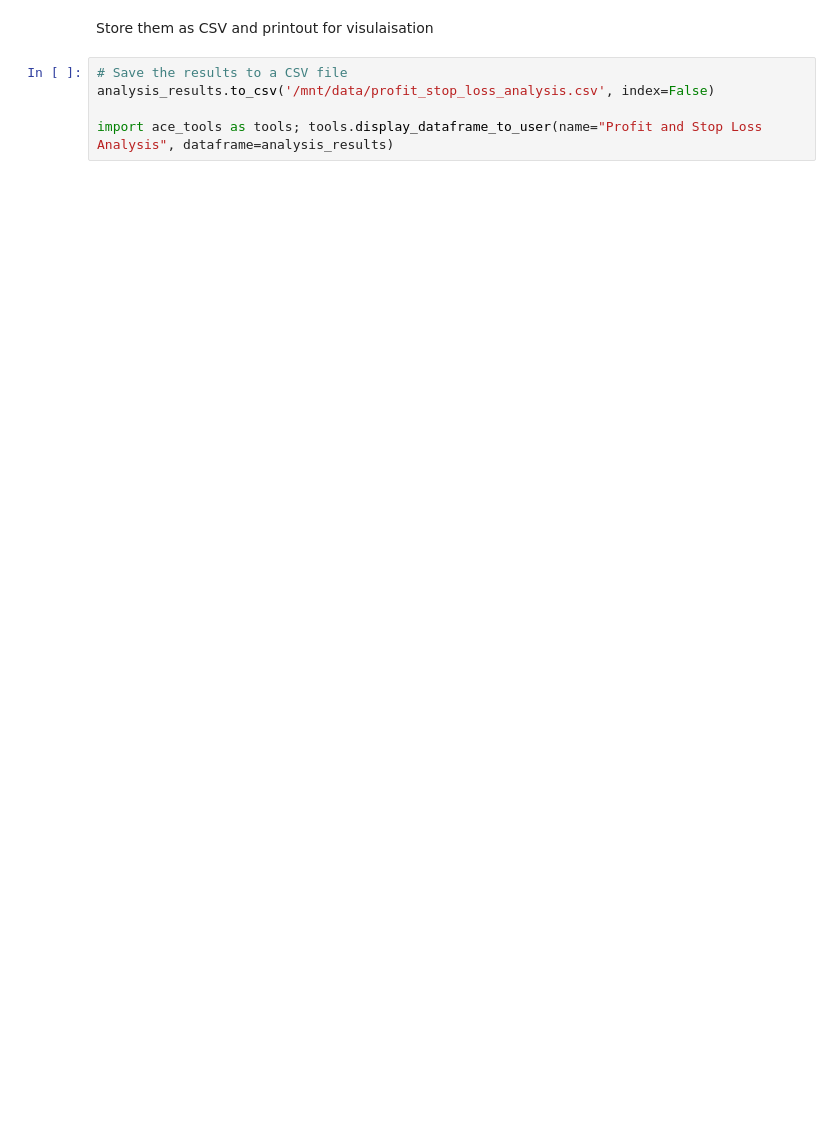
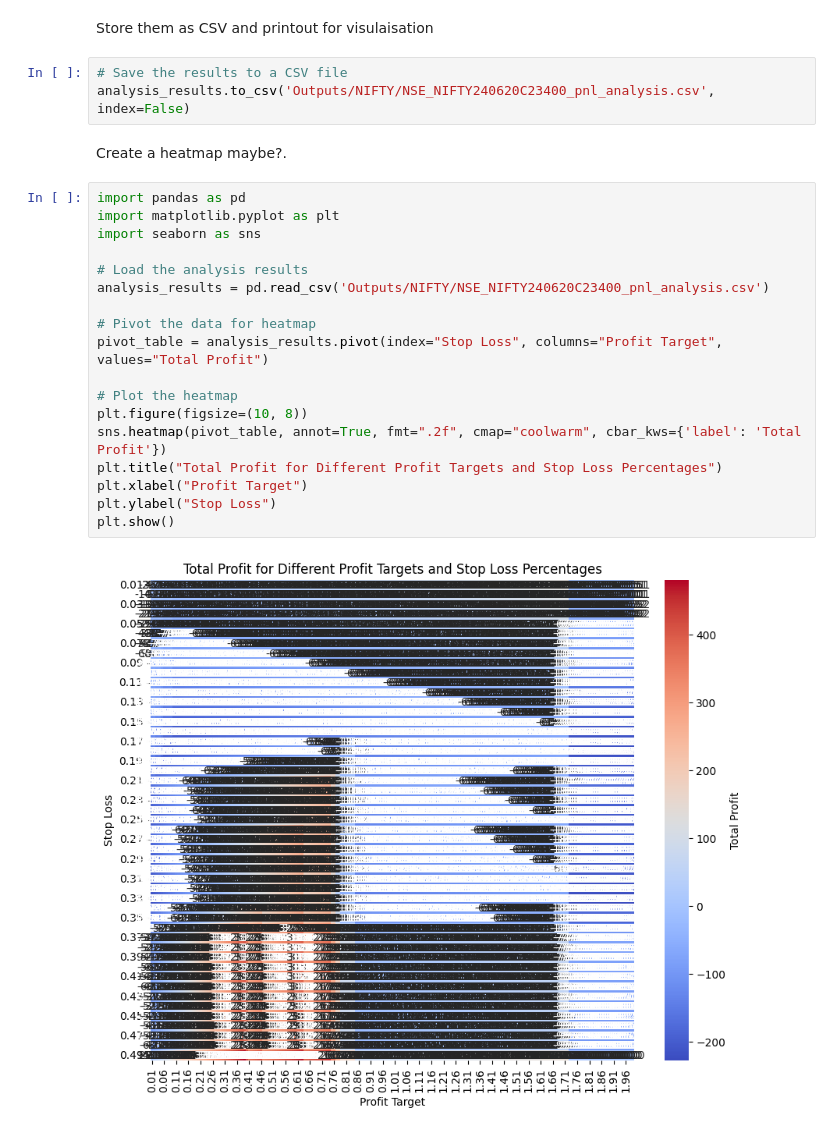
Before and after one commit to MinorLeopard/OptionChartAnalysis, a Jupyter notebook: OptionAnalysis.ipynb, the cells around one changed output. Saved outputs shown, nothing was run; the diff lists cells and outputs as text; blank space fills up the shorter version.

```diff
--- a/OptionAnalysis.ipynb
+++ b/OptionAnalysis.ipynb
@@ -75,6 +98,26 @@ analysis_results = analyze_profit_and_stop_loss(buy_signals, minute_data_c23400,
 Store them as CSV and printout for visulaisation
 # %%
 # Save the results to a CSV file
-analysis_results.to_csv('/mnt/data/profit_stop_loss_analysis.csv', index=False)
-
-import ace_tools as tools; tools.display_dataframe_to_user(name="Profit and Stop Loss Analysis", dataframe=analysis_results)
+analysis_results.to_csv('Outputs/NIFTY/NSE_NIFTY240620C23400_pnl_analysis.csv', index=False)
+# %% [markdown]
+Create a heatmap maybe?.
+# %%
+import pandas as pd
+import matplotlib.pyplot as plt
+import seaborn as sns
+
+# Load the analysis results
+analysis_results = pd.read_csv('Outputs/NIFTY/NSE_NIFTY240620C23400_pnl_analysis.csv')
+
+# Pivot the data for heatmap
+pivot_table = analysis_results.pivot(index="Stop Loss", columns="Profit Target", values="Total Profit")
+
+# Plot the heatmap
+plt.figure(figsize=(10, 8))
+sns.heatmap(pivot_table, annot=True, fmt=".2f", cmap="coolwarm", cbar_kws={'label': 'Total Profit'})
+plt.title("Total Profit for Different Profit Targets and Stop Loss Percentages")
+plt.xlabel("Profit Target")
+plt.ylabel("Stop Loss")
+plt.show()
+# %% [output]
+[figure, added]
```
Also changed, not shown: parts of 8 cells of this notebook, 3 other files.
